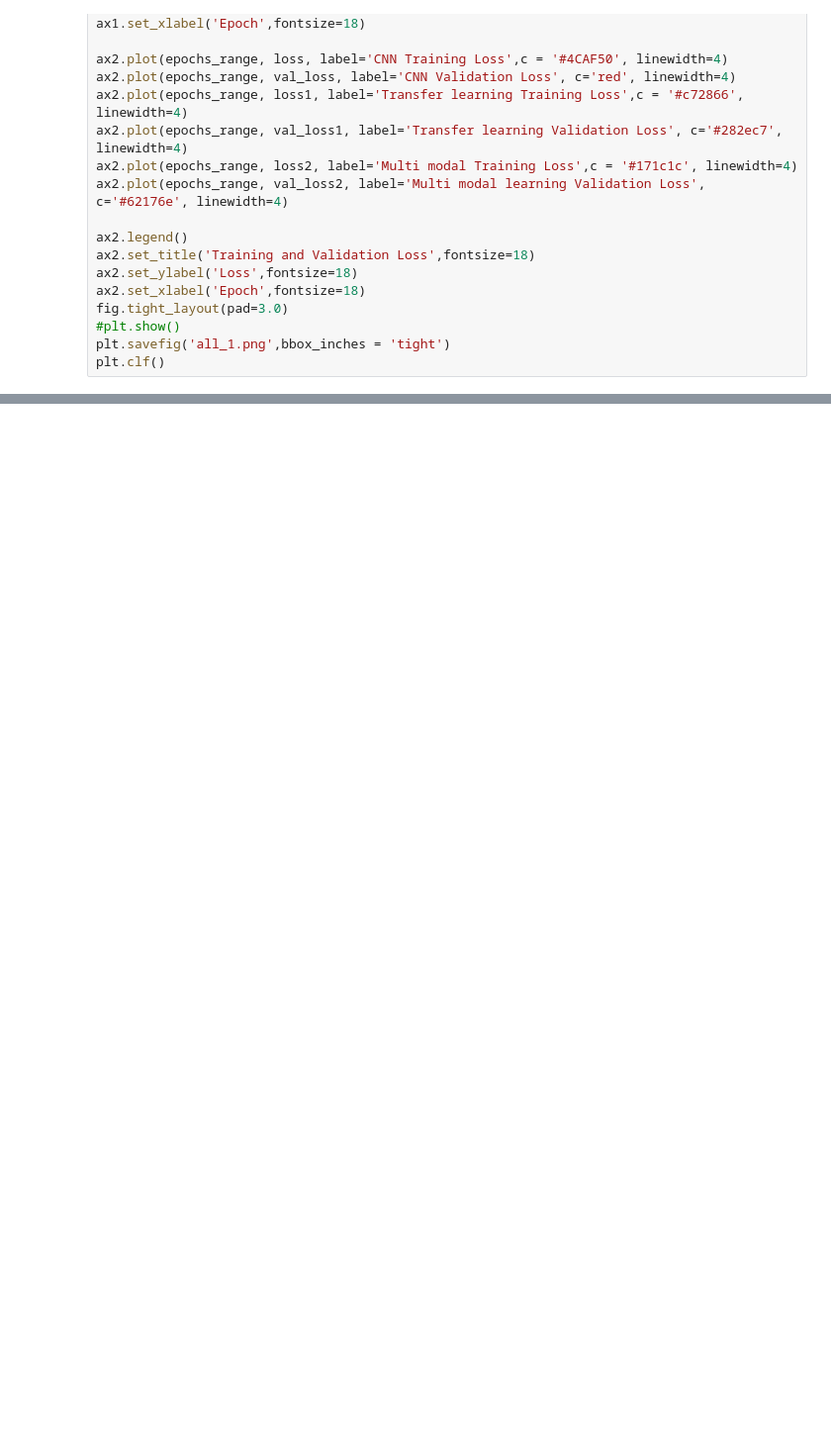
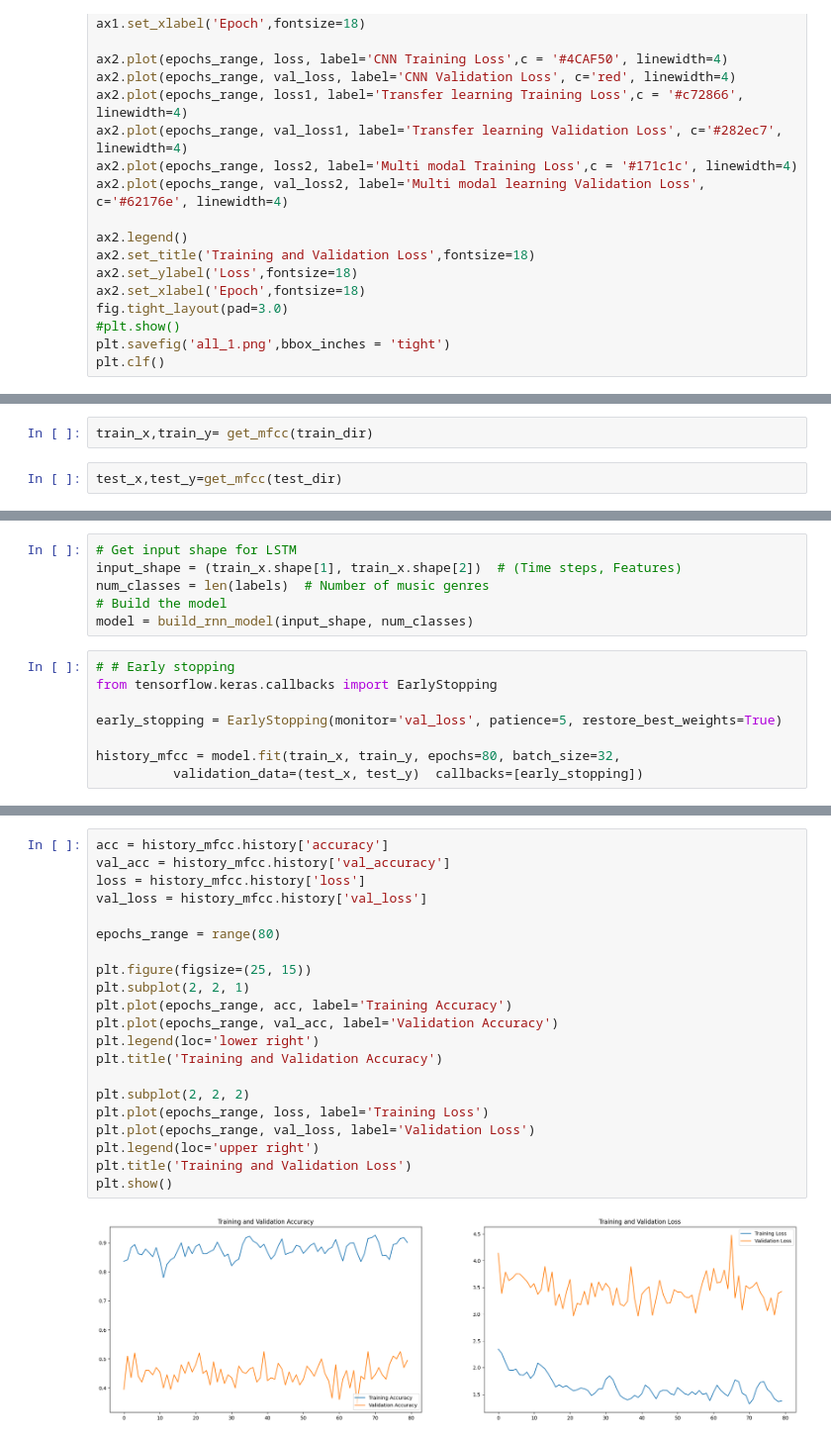
Before and after one commit to Rajesheeda/Music-Genre-Identification, a Jupyter notebook: DL_Music__genre_Classification.ipynb, the cells around one changed output, grey strips where cells are left out. Shown at 99% size. Cells and saved outputs as stored; diff of their text form; blank space fills up the shorter version.

```diff
--- a/DL_Music__genre_Classification.ipynb
+++ b/DL_Music__genre_Classification.ipynb
@@ -1014,0 +1268,4 @@ Using PreTrained Modeles
+# %%
+train_x,train_y= get_mfcc(train_dir)
+# %%
+test_x,test_y=get_mfcc(test_dir)
@@ -1014,0 +1353,14 @@ Using PreTrained Modeles
+# %%
+# Get input shape for LSTM
+input_shape = (train_x.shape[1], train_x.shape[2])  # (Time steps, Features)
+num_classes = len(labels)  # Number of music genres
+# Build the model
+model = build_rnn_model(input_shape, num_classes)
+# %%
+# # Early stopping
+from tensorflow.keras.callbacks import EarlyStopping
+
+early_stopping = EarlyStopping(monitor='val_loss', patience=5, restore_best_weights=True)
+
+history_mfcc = model.fit(train_x, train_y, epochs=80, batch_size=32,
+          validation_data=(test_x, test_y)  callbacks=[early_stopping])
@@ -1014,0 +1417,23 @@ Using PreTrained Modeles
+# %%
+acc = history_mfcc.history['accuracy']
+val_acc = history_mfcc.history['val_accuracy']
+loss = history_mfcc.history['loss']
+val_loss = history_mfcc.history['val_loss']
+
+epochs_range = range(80)
+
+plt.figure(figsize=(25, 15))
+plt.subplot(2, 2, 1)
+plt.plot(epochs_range, acc, label='Training Accuracy')
+plt.plot(epochs_range, val_acc, label='Validation Accuracy')
+plt.legend(loc='lower right')
+plt.title('Training and Validation Accuracy')
+
+plt.subplot(2, 2, 2)
+plt.plot(epochs_range, loss, label='Training Loss')
+plt.plot(epochs_range, val_loss, label='Validation Loss')
+plt.legend(loc='upper right')
+plt.title('Training and Validation Loss')
+plt.show()
+# %% [output]
+[figure, added]
```
Also changed, not shown: parts of 45 cells of this notebook.
